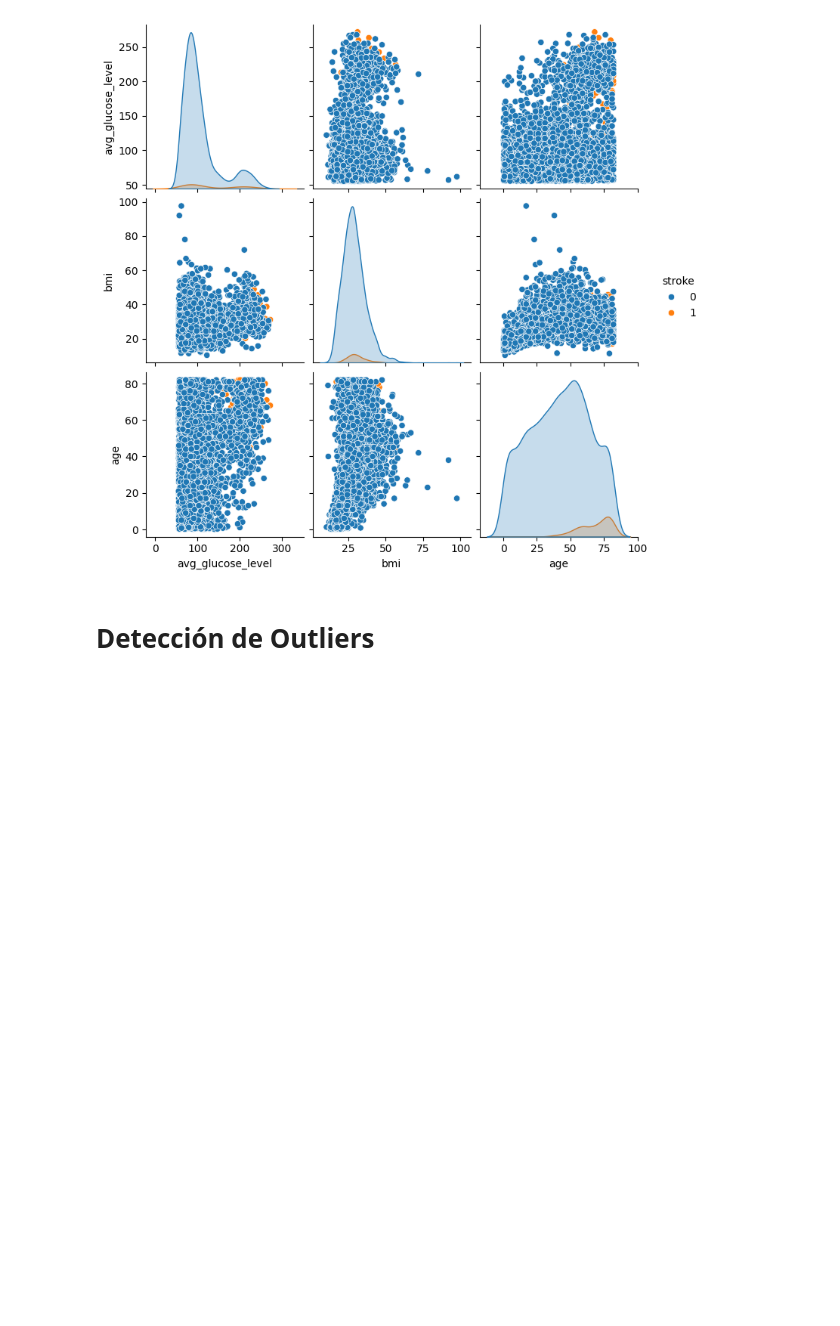
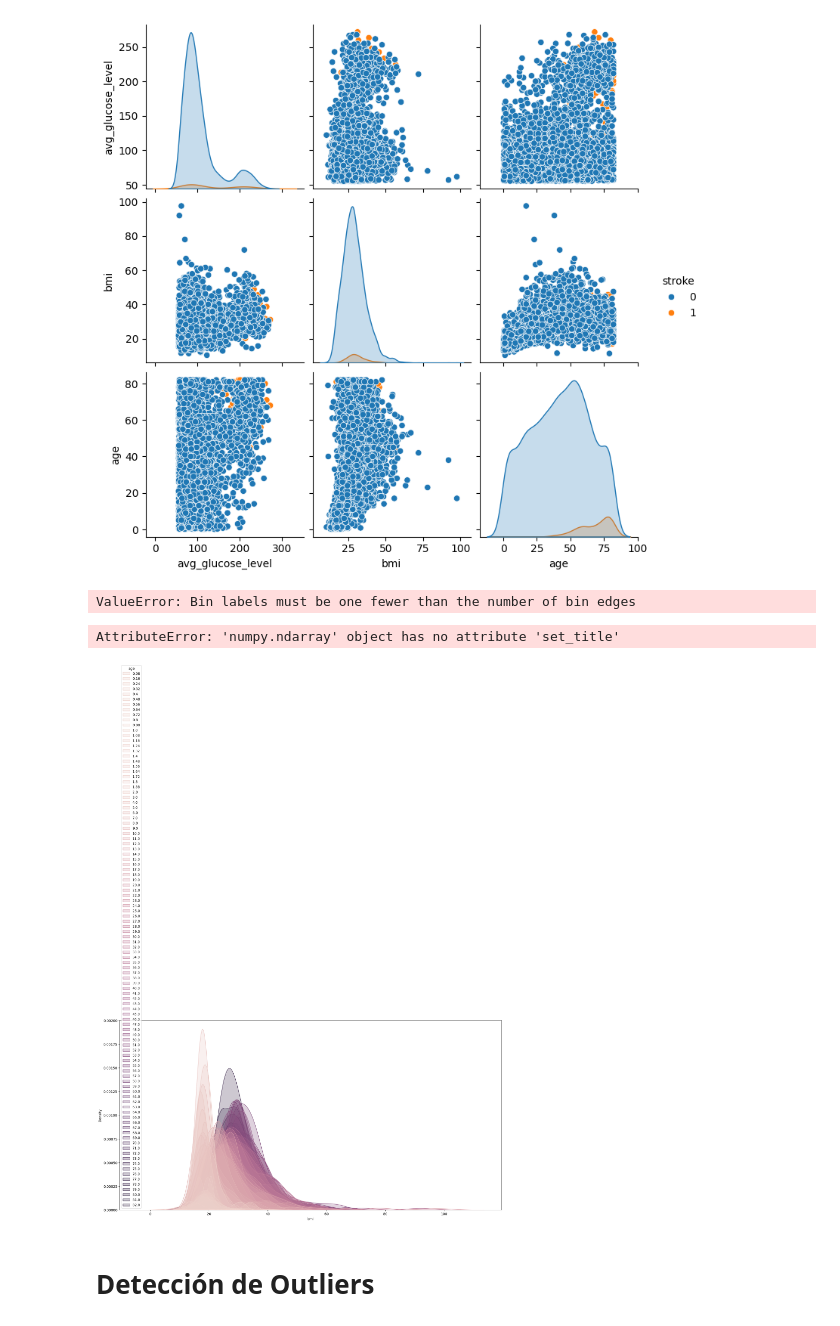
Before and after one commit to Gabriela-Sol/ML, a Jupyter notebook: notebooks/01_data_loading.ipynb, the cells around one changed output. Cells and saved outputs as stored; diff of their text form; code cells hidden in the pictures; blank space fills up the shorter version.

```diff
--- a/notebooks/01_data_loading.ipynb
+++ b/notebooks/01_data_loading.ipynb
@@ -275,5 +275,28 @@ sns.pairplot(data=df[['avg_glucose_level', 'bmi', 'age', 'stroke']], hue='stroke
 plt.show()
 # %% [output]
 [figure]
+# %%
+# Convertir age a categórica por rangos de edad
+bins = [0, 10, 20, 30, 40, 50, 65]
+labels = ['0-10', '11-20', '21-30', '31-40', '41-50', '51-64', '65+']
+df['age_range'] = pd.cut(df['age'], bins=bins, labels=labels, right=False, include_lowest=True)
+
+# Verificar la nueva columna
+fig, axes = plt.subplots(figsize=(20, 10))
+sns.kdeplot(data=df, x='bmi', hue='age_range', fill=True, ax=axes)
+axes.set_title('bmi por rango de edad')
+axes.set_xlabel('Rango de edad')
+axes.set_ylabel('bmi')
+# %% [output]
+ValueError: Bin labels must be one fewer than the number of bin edges
+# %%
+fig, axes = plt.subplots(figsize=(20, 10))
+sns.kdeplot(data=df, x='bmi', hue='age', fill=True, ax=axes)
+ax.set_title('bmi por edad')
+ax.set_xlabel('Rango de edad')
+ax.set_ylabel('bmi')
+# %% [output]
+AttributeError: 'numpy.ndarray' object has no attribute 'set_title'
+[figure, added]
 # %% [markdown]
 # Detección de Outliers
```
Also changed, not shown: 1 other file.
